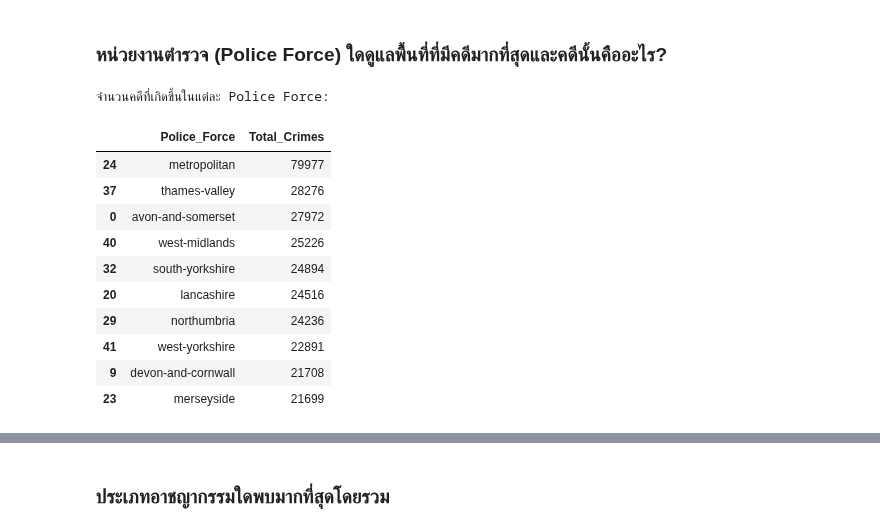
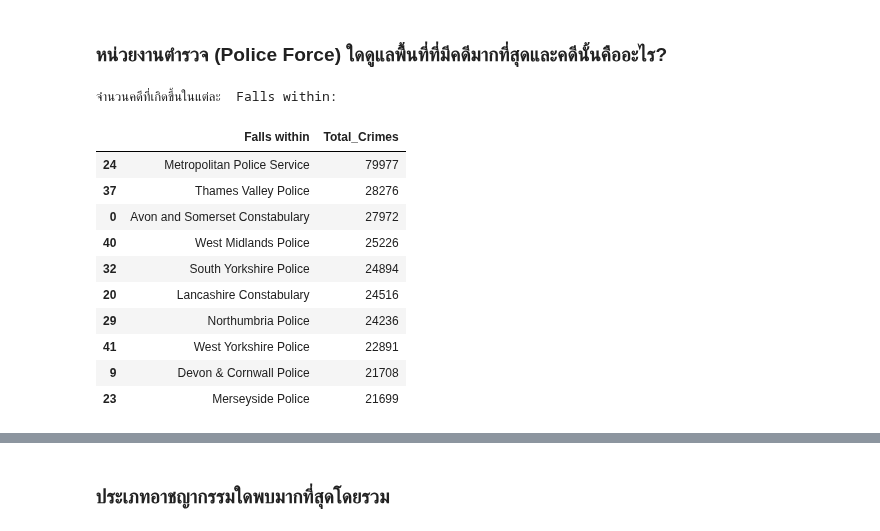
Before and after one commit to jangInw007/JENZY_Project, a Jupyter notebook: JENZY(nky)_is_perfect_project_Basicpro.ipynb, the cells around one changed output, grey strips where cells are left out. Drawn from its saved outputs; the diff is of its cells as text; code cells hidden in the pictures.

```diff
--- a/JENZY(nky)_is_perfect_project_Basicpro.ipynb
+++ b/JENZY(nky)_is_perfect_project_Basicpro.ipynb
@@ -1421,27 +1451,27 @@ Monthly Trend of Suspect Charged Proportion (All Forces Combined):
 ### หน่วยงานตำรวจ (Police Force) ใดดูแลพื้นที่ที่มีคดีมากที่สุดและคดีนั้นคืออะไร?
 # %%
 # นับจำนวนคดี (rows) ในแต่ละ Police Force
-crime_counts_by_force = combined_street_2025_all_months.groupby('Police_Force').size().reset_index(name='Total_Crimes')
+crime_counts_by_falls_within = combined_street_2025_all_months.groupby('Falls within').size().reset_index(name='Total_Crimes')
 
 # เรียงจากมากไปน้อย
-crime_counts_by_force = crime_counts_by_force.sort_values(by='Total_Crimes', ascending=False)
+crime_counts_by_falls_within = crime_counts_by_falls_within.sort_values(by='Total_Crimes', ascending=False)
 
 # แสดงผลลัพธ์
-print("จำนวนคดีที่เกิดขึ้นในแต่ละ Police Force:")
-display(crime_counts_by_force.head(10))  # แสดง 10 อันดับแรก
+print("จำนวนคดีที่เกิดขึ้นในแต่ละ  Falls within:")
+display(crime_counts_by_falls_within.head(10))  # แสดง 10 อันดับแรก
 # %% [output]
-จำนวนคดีที่เกิดขึ้นในแต่ละ Police Force:
+จำนวนคดีที่เกิดขึ้นในแต่ละ  Falls within:
-|  | Police_Force | Total_Crimes |
-| 24 | metropolitan | 79977 |
-| 37 | thames-valley | 28276 |
-| 0 | avon-and-somerset | 27972 |
-| 40 | west-midlands | 25226 |
-| 32 | south-yorkshire | 24894 |
-| 20 | lancashire | 24516 |
-| 29 | northumbria | 24236 |
-| 41 | west-yorkshire | 22891 |
-| 9 | devon-and-cornwall | 21708 |
-| 23 | merseyside | 21699 |
+|  | Falls within | Total_Crimes |
+| 24 | Metropolitan Police Service | 79977 |
+| 37 | Thames Valley Police | 28276 |
+| 0 | Avon and Somerset Constabulary | 27972 |
+| 40 | West Midlands Police | 25226 |
+| 32 | South Yorkshire Police | 24894 |
+| 20 | Lancashire Constabulary | 24516 |
+| 29 | Northumbria Police | 24236 |
+| 41 | West Yorkshire Police | 22891 |
+| 9 | Devon & Cornwall Police | 21708 |
+| 23 | Merseyside Police | 21699 |
 # %%
 !wget -q https://github.com/Phonbopit/sarabun-webfont/raw/master/fonts/thsarabunnew-webfont.ttf
 # %%
```
Also changed, not shown: parts of 29 cells of this notebook.
